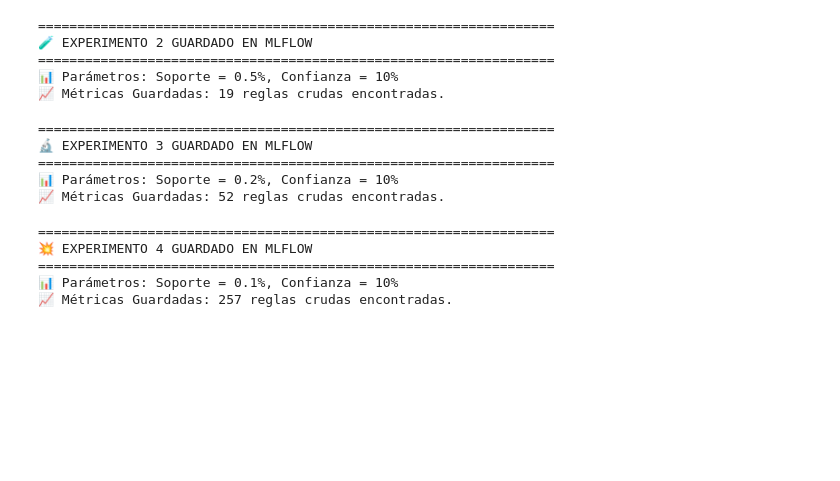
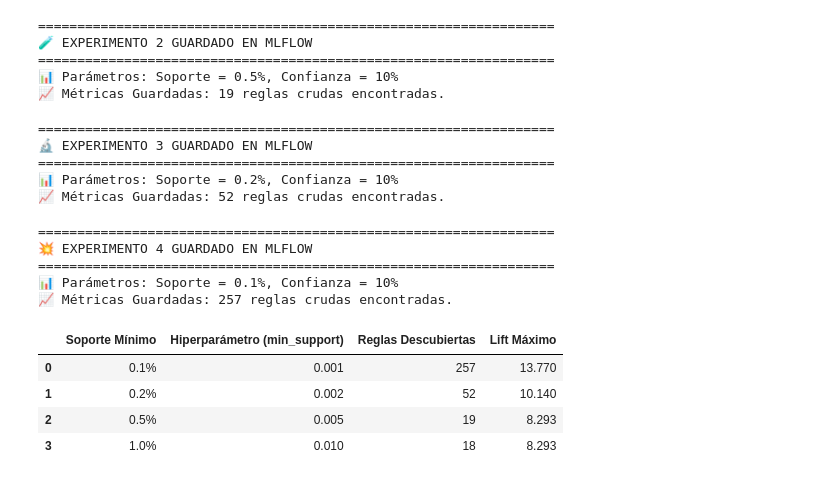
Before and after one commit to nasandoval/Combos_Tostao, a Jupyter notebook: notebooks/Fase2_Modelamiento_Market_Basket.ipynb, the cells around one changed output. Drawn from its saved outputs; the diff is of its cells as text; code cells hidden in the pictures; blank space fills up the shorter version.

Commit message:
Anexo de tabla comparativa

```diff
--- a/notebooks/Fase2_Modelamiento_Market_Basket.ipynb
+++ b/notebooks/Fase2_Modelamiento_Market_Basket.ipynb
@@ -348,3 +348,25 @@ with mlflow.start_run(run_name="Soporte_Extremo_0.1%"):
 ==================================================================
 📊 Parámetros: Soporte = 0.1%, Confianza = 10%
 📈 Métricas Guardadas: 257 reglas crudas encontradas.
+# %%
+
+# 1. Crear el diccionario con los datos limpios de los 4 experimentos
+datos_experimentos = {
+    "Soporte Mínimo": ["0.1%", "0.2%", "0.5%", "1.0%"],
+    "Hiperparámetro (min_support)": [0.001, 0.002, 0.005, 0.010],
+    "Reglas Descubiertas": [257, 52, 19, 18],
+    "Lift Máximo": [13.770, 10.140, 8.293, 8.293],
+
+}
+
+# 2. Convertir a DataFrame de Pandas
+df_resumen = pd.DataFrame(datos_experimentos)
+
+# 3. Mostrar la tabla sencilla en el notebook
+df_resumen
+# %% [output]
+|  | Soporte Mínimo | Hiperparámetro (min_support) | Reglas Descubiertas | Lift Máximo |
+| 0 | 0.1% | 0.001 | 257 | 13.770 |
+| 1 | 0.2% | 0.002 | 52 | 10.140 |
+| 2 | 0.5% | 0.005 | 19 | 8.293 |
+| 3 | 1.0% | 0.010 | 18 | 8.293 |
```
